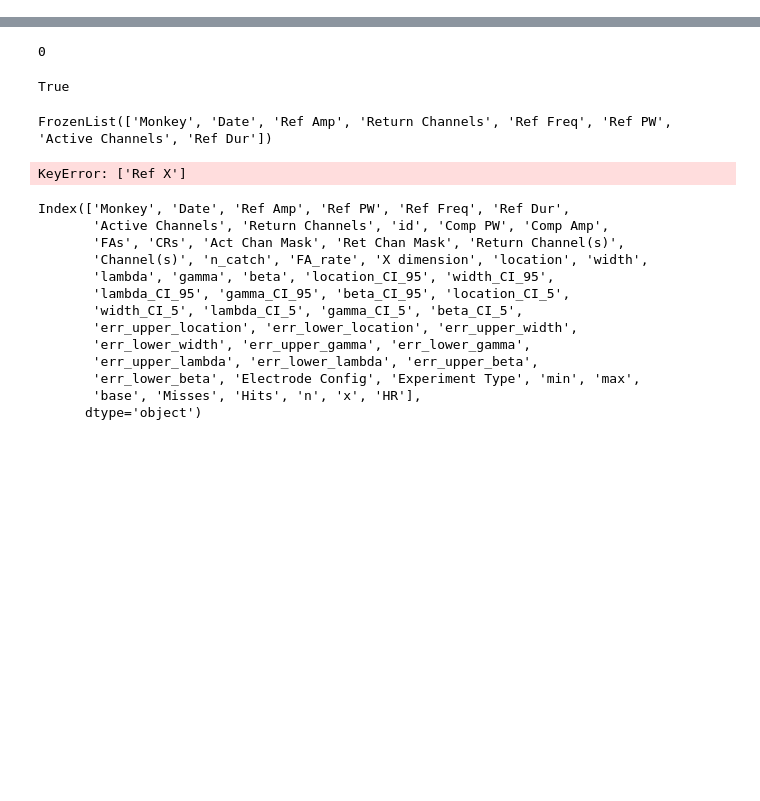
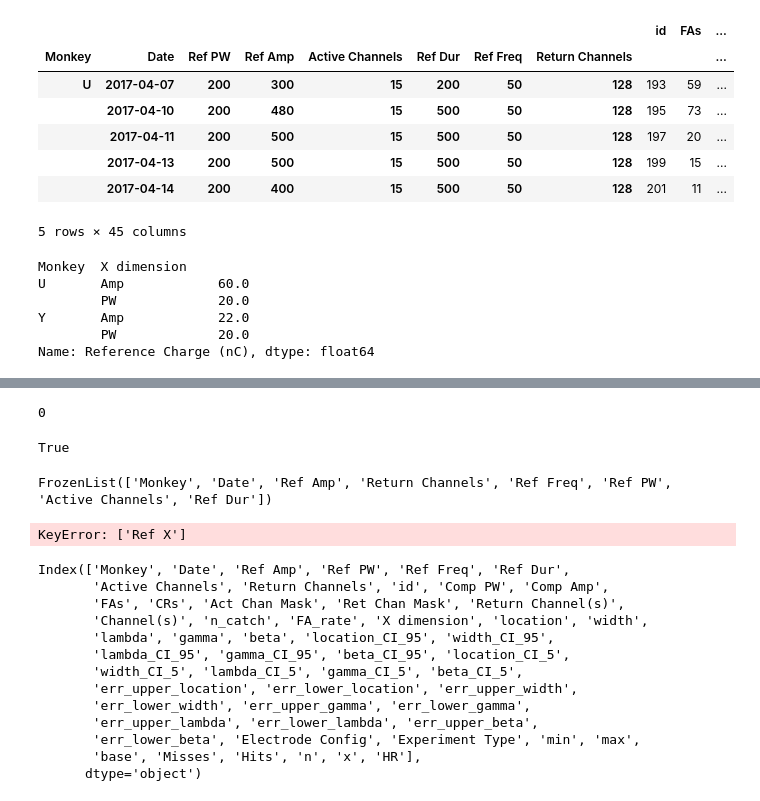
Before and after one commit to schlich/psychoanalyze, a Jupyter notebook: notebooks/scratch.ipynb, the cells around one changed output, grey strips where cells are left out. Saved outputs shown, nothing was run; the diff lists cells and outputs as text; code cells hidden in the pictures; blank space fills up the shorter version.

```diff
--- a/notebooks/scratch.ipynb
+++ b/notebooks/scratch.ipynb
@@ -12,0 +24,23 @@ sessions = data.load('sessions')
+# %%
+weber_data = curves_sessions[curves_sessions["Experiment Type"] == "Discrimination"]
+weber_data.head()
+# %% [output]
+|  |  |  |  |  |  |  |  | id | FAs | ... |
+| Monkey | Date | Ref PW | Ref Amp | Active Channels | Ref Dur | Ref Freq | Return Channels |  |  | ... |
+| U | 2017-04-07 | 200 | 300 | 15 | 200 | 50 | 128 | 193 | 59 | ... |
+|  | 2017-04-10 | 200 | 480 | 15 | 500 | 50 | 128 | 195 | 73 | ... |
+|  | 2017-04-11 | 200 | 500 | 15 | 500 | 50 | 128 | 197 | 20 | ... |
+|  | 2017-04-13 | 200 | 500 | 15 | 500 | 50 | 128 | 199 | 15 | ... |
+|  | 2017-04-14 | 200 | 400 | 15 | 500 | 50 | 128 | 201 | 11 | ... |
+5 rows × 45 columns
+# %%
+pooled_data = data.pool(weber_data)
+filtered_data = pooled_data[pooled_data['count'] > 1]
+filtered_data.reset_index().groupby(["Monkey", "X dimension"])["Reference Charge (nC)"].min()
+# %% [output]
+Monkey  X dimension
+U       Amp            60.0
+        PW             20.0
+Y       Amp            22.0
+        PW             20.0
+Name: Reference Charge (nC), dtype: float64
```
Also changed, not shown: parts of 19 cells of this notebook, 12 other files.
